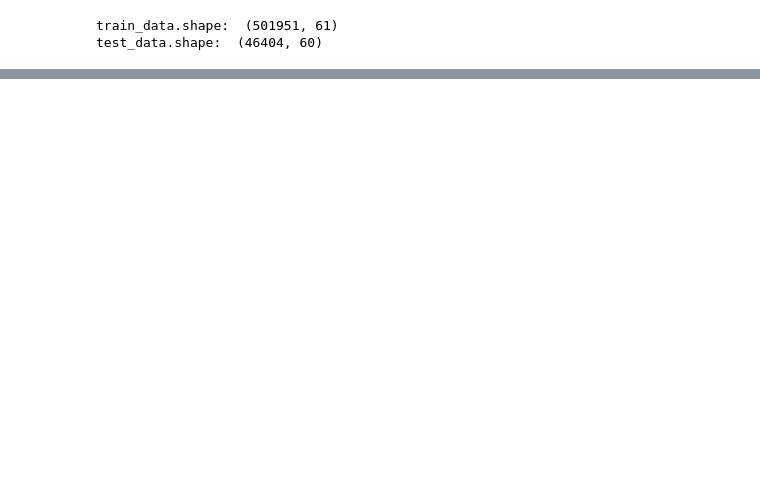
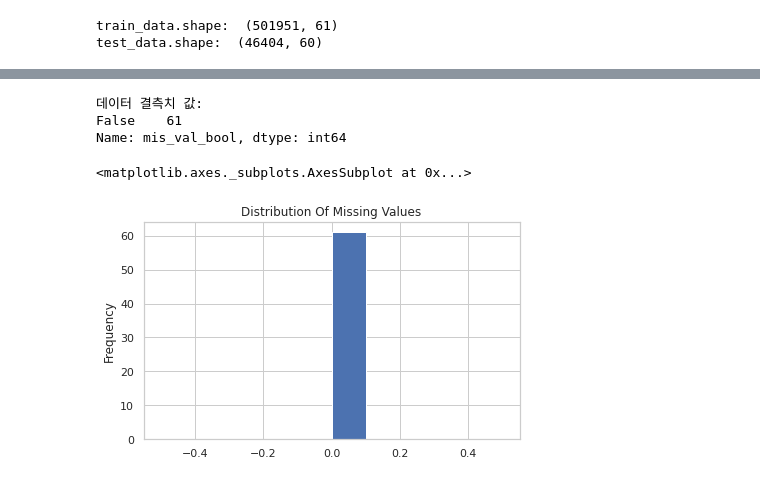
Before and after one commit to doo52oh/Dacon, a Jupyter notebook: 잡케어추천/잡케어추천알고리즘경진대회_EDA.ipynb, the cells around one changed output, grey strips where cells are left out. Drawn from its saved outputs; the diff is of its cells as text; code cells hidden in the pictures; blank space fills up the shorter version.

```diff
--- a/잡케어추천/잡케어추천알고리즘경진대회_EDA.ipynb
+++ b/잡케어추천/잡케어추천알고리즘경진대회_EDA.ipynb
@@ -133,0 +161,17 @@ test_data.shape:  (46404, 60)
+# %%
+mis_val = job_data.isnull().sum()
+mis_val_bool = mis_val >= 1
+
+mis_val_df = pd.concat([mis_val, mis_val_bool], axis = 1)
+mis_val_df = mis_val_df.rename(columns = {0: 'mis_val', 1: 'mis_val_bool'})
+
+print("데이터 결측치 값: ")
+print(mis_val_df['mis_val_bool'].value_counts())
+
+mis_val_df['mis_val_bool'].astype(int).plot.hist(title = "Distribution Of Missing Values")
+# %% [output]
+데이터 결측치 값:
+False    61
+Name: mis_val_bool, dtype: int64
+<matplotlib.axes._subplots.AxesSubplot at 0x...>
+[figure, added]
```
Also changed, not shown: parts of 33 cells of this notebook.
